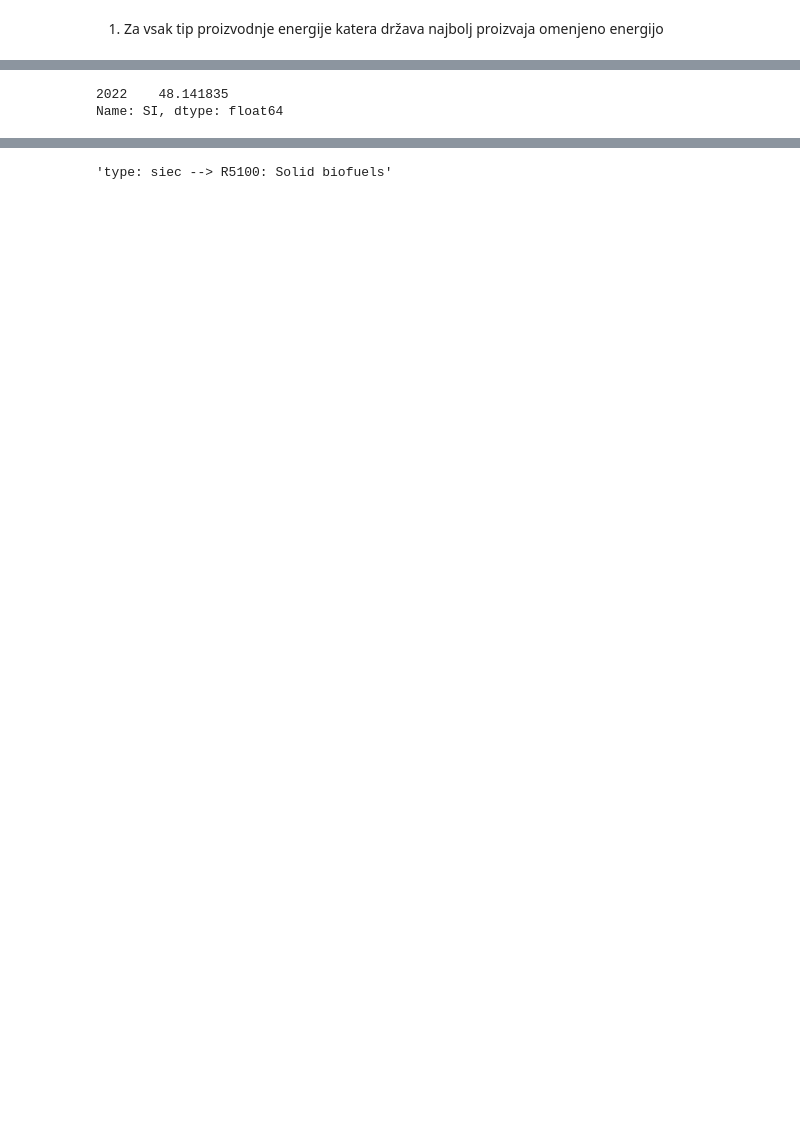
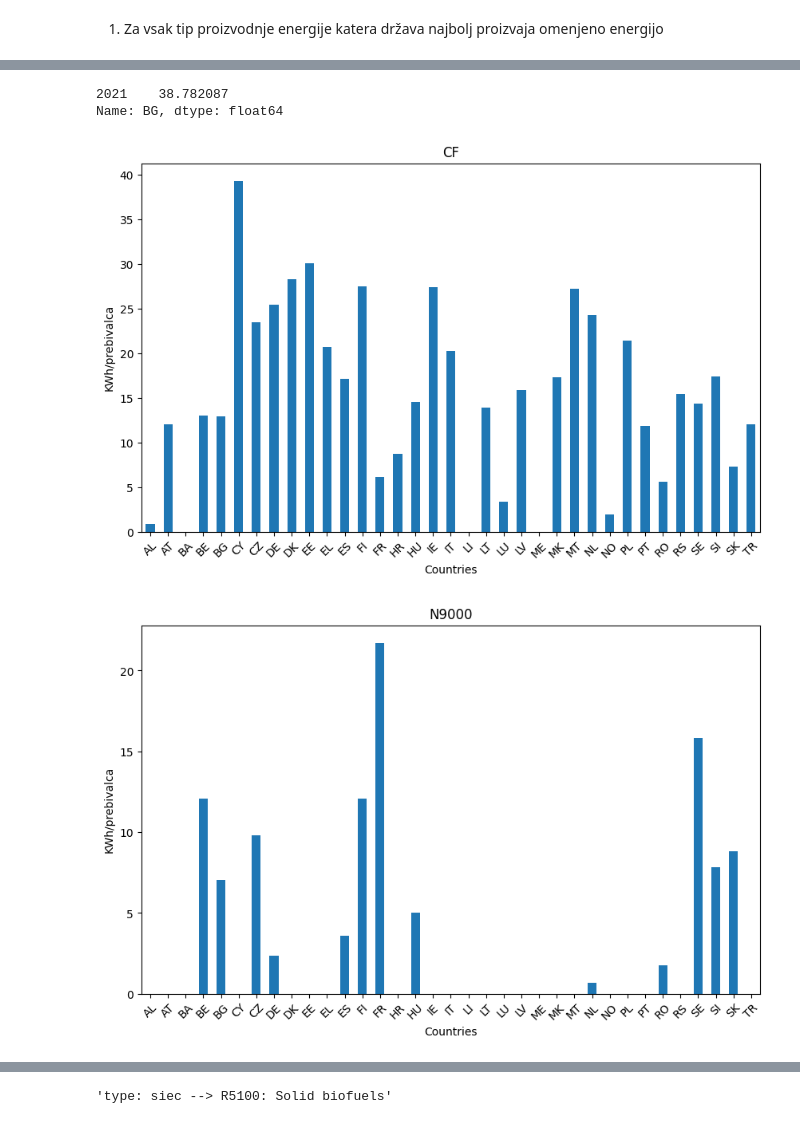
Before and after one commit to TilenG2/EU_Power_production, a Jupyter notebook: electrical_production.ipynb, the cells around one changed output, grey strips where cells are left out. Saved outputs shown, nothing was run; the diff lists cells and outputs as text; code cells hidden in the pictures; blank space fills up the shorter version.

```diff
--- a/electrical_production.ipynb
+++ b/electrical_production.ipynb
@@ -263,7 +264,23 @@ b = a.reindex(labels=np.unique(data_combined_2022['siec']), columns=np.unique(da
 # %%
 for bCol, aCol in zip(b.keys(), a.keys()):
     b[bCol] = list(a[aCol])
-np.sum(b['SI']) * 24 * 1000 / asd['SI']
+(np.sum(b['BG']) * 1000 * 24) / asd['BG']
 # %% [output]
-2022    48.141835
-Name: SI, dtype: float64
+2021    38.782087
+Name: BG, dtype: float64
+# %%
+for energy_type in b.index:
+    row_data = b.loc[energy_type]
+
+    plt.figure(figsize=(10, 6))
+    row_data.plot(kind='bar')
+
+    plt.title(f"{energy_type}")
+    plt.xlabel("Countries")
+    plt.ylabel("KWh/prebivalca")
+    plt.xticks(rotation=45)
+
+    plt.show()
+# %% [output]
+[figure, added]
+[figure, added]
```
Also changed, not shown: parts of 13 cells of this notebook.
